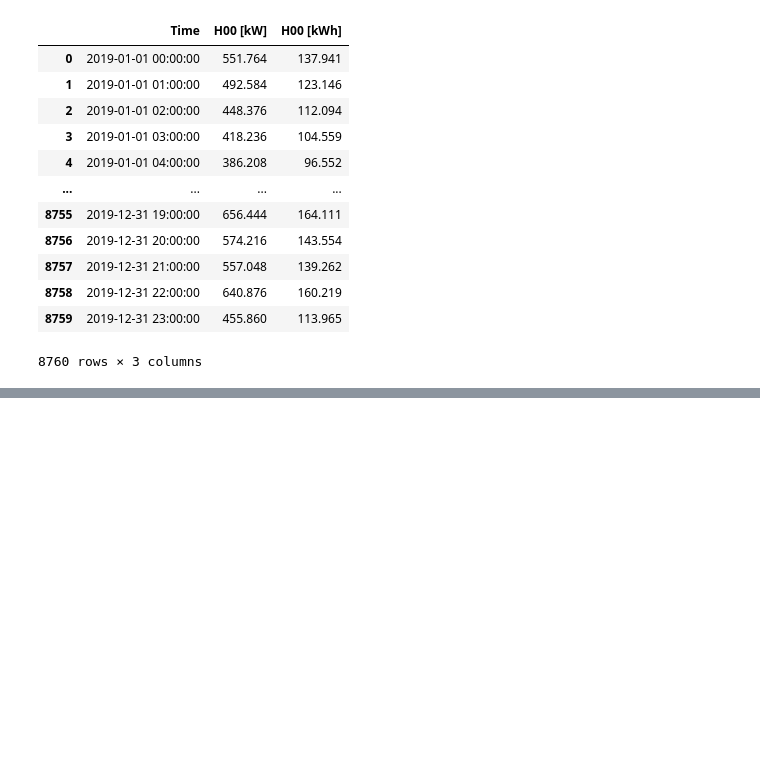
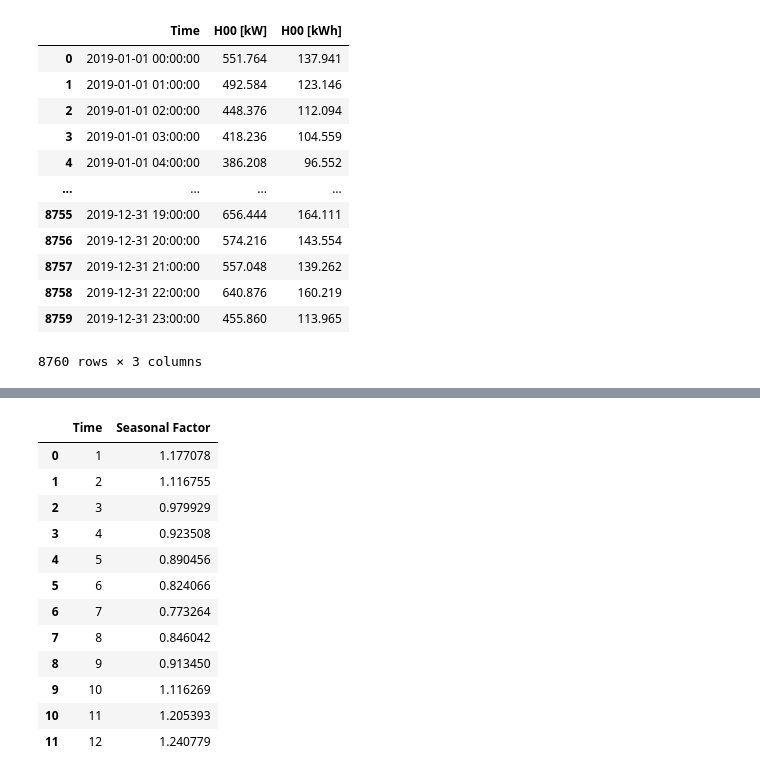
Before and after one commit to reschol/wattWise, a Jupyter notebook: montecarlo.ipynb, the cells around one changed output, grey strips where cells are left out. Drawn from its saved outputs; the diff is of its cells as text; code cells hidden in the pictures; blank space fills up the shorter version.

```diff
--- a/montecarlo.ipynb
+++ b/montecarlo.ipynb
@@ -304,0 +387,19 @@ df_simulated.head()
+# %%
+#Summiere einzelne Lastprofil Jahresverbauch auf
+
+seasonal_factor_month = calculate_seasonal_factor_per_x(df_standard_load_profile_2019, x="Month")
+seasonal_factor_month
+# %% [output]
+|  | Time | Seasonal Factor |
+| 0 | 1 | 1.177078 |
+| 1 | 2 | 1.116755 |
+| 2 | 3 | 0.979929 |
+| 3 | 4 | 0.923508 |
+| 4 | 5 | 0.890456 |
+| 5 | 6 | 0.824066 |
+| 6 | 7 | 0.773264 |
+| 7 | 8 | 0.846042 |
+| 8 | 9 | 0.913450 |
+| 9 | 10 | 1.116269 |
+| 10 | 11 | 1.205393 |
+| 11 | 12 | 1.240779 |
```
Also changed, not shown: parts of 21 cells of this notebook, 1 other file.
